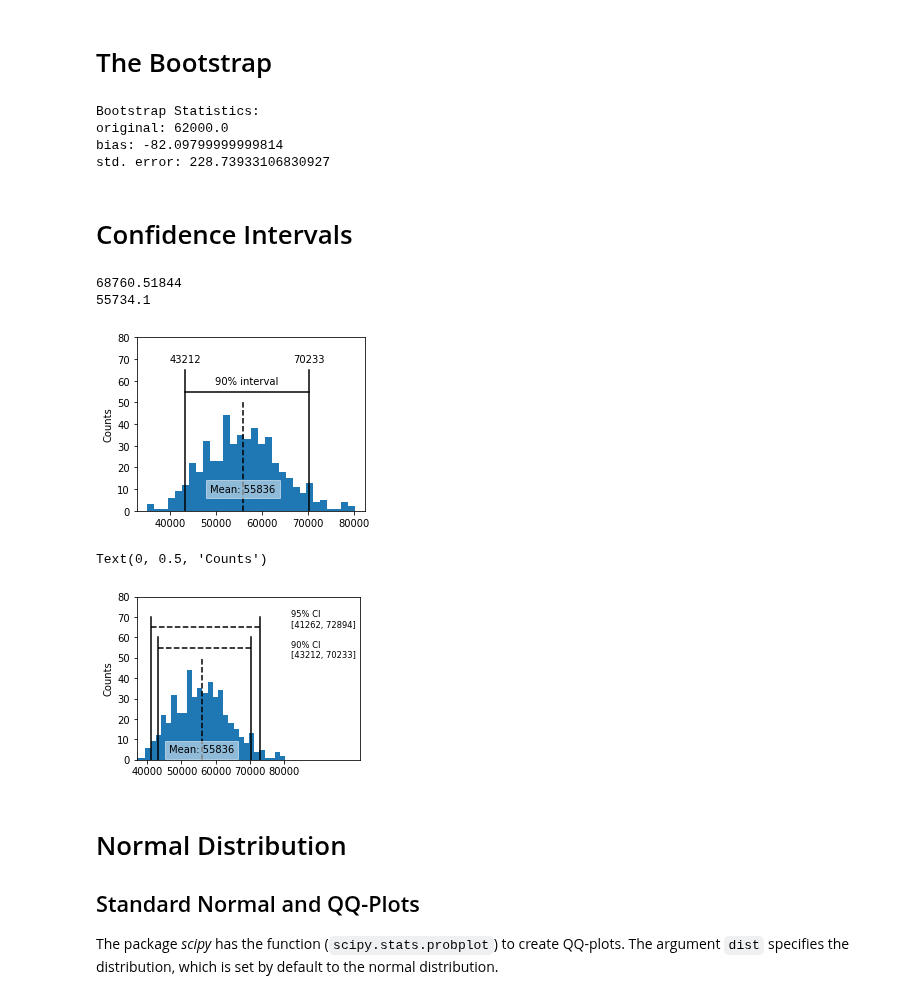
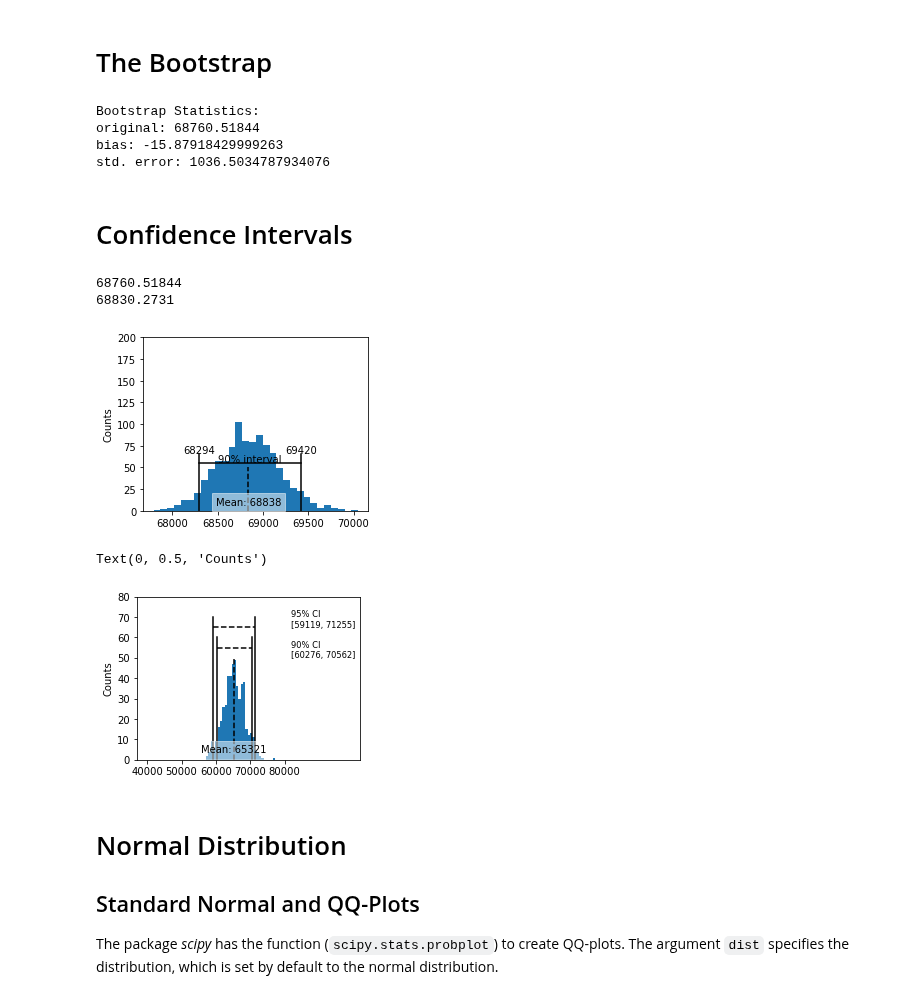
Before and after one commit to gedeck/practical-statistics-for-data-scientists, a Jupyter notebook: python/notebooks/Chapter 2 - Data and sampling distributions.ipynb, the cells around one changed output. Saved outputs shown, nothing was run; the diff lists cells and outputs as text; code cells hidden in the pictures.

```diff
--- a/python/notebooks/Chapter 2 - Data and sampling distributions.ipynb
+++ b/python/notebooks/Chapter 2 - Data and sampling distributions.ipynb
@@ -94,29 +117,29 @@ plt.show()
 # The Bootstrap
 # %%
 results = []
-for nrepeat in range(1000):
-    sample = resample(loans_income)
-    results.append(sample.median())
+for nrepeat in range(10000):
+    sample = resample(loans_income,n_samples=1000, replace=True)
+    results.append(sample.mean())
 results = pd.Series(results)
 print('Bootstrap Statistics:')
-print(f'original: {loans_income.median()}')
-print(f'bias: {results.mean() - loans_income.median()}')
+print(f'original: {loans_income.mean()}')
+print(f'bias: {results.mean() - loans_income.mean()}')
 print(f'std. error: {results.std()}')
 # %% [output]
 Bootstrap Statistics:
-original: 62000.0
-bias: -82.09799999999814
-std. error: 228.73933106830927
+original: 68760.51844
+bias: -15.87918429999263
+std. error: 1036.5034787934076
 # %% [markdown]
 # Confidence Intervals
 # %%
 print(loans_income.mean())
 np.random.seed(seed=3)
 # create a sample of 20 loan income data
-sample20 = resample(loans_income, n_samples=20, replace=False)
+sample20 = resample(loans_income, n_samples=10000, replace=True)
 print(sample20.mean())
 results = []
-for nrepeat in range(500):
+for nrepeat in range(1000):
     sample = resample(sample20)
     results.append(sample.mean())
 results = pd.Series(results)
@@ -136,19 +159,19 @@ ax.plot([meanIncome, meanIncome], [0, 50], color='black', linestyle='--')
 ax.text(meanIncome, 10, f'Mean: {meanIncome:.0f}',
         bbox=dict(facecolor='white', edgecolor='white', alpha=0.5),
         horizontalalignment='center', verticalalignment='center')
-ax.set_ylim(0, 80)
+ax.set_ylim(0, 200)
 ax.set_ylabel('Counts')
 
 plt.tight_layout()
 plt.show()
 # %% [output]
 68760.51844
-55734.1
+68830.2731
-[figure, old version]
+[figure, new version]
 # %%
 np.random.seed(seed=3)
 # create a sample of 20 loan income data
-sample20 = resample(loans_income, n_samples=20, replace=False)
+sample20 = resample(loans_income, n_samples=100, replace=False)
 
 results = []
 for nrepeat in range(500):
@@ -163,34 +186,34 @@ for x in confidence_interval:
     ax.plot([x, x], [0, 60], color='black')
 ax.text(82000, 50,
         f'90% CI\n[{confidence_interval[0]:.0f}, {confidence_interval[1]:.0f}]',
        fontsize='small')
 
 confidence_interval = list(results.quantile([0.025, 0.975]))
 ax = results.plot.hist(bins=30, figsize=(4, 3))
 ax.plot(confidence_interval, [65, 65], color='black', linestyle='--')
 for x in confidence_interval:
     ax.plot([x, x], [0, 70], color='black')
 ax.text(82000, 65,
         f'95% CI\n[{confidence_interval[0]:.0f}, {confidence_interval[1]:.0f}]',
        fontsize='small')
 # ax.text(sum(confidence_interval) / 2, 264, '95 % interval',
 #         horizontalalignment='center', verticalalignment='center')
 
 meanIncome = results.mean()
 ax.plot([meanIncome, meanIncome], [0, 50], color='black', linestyle='--')
 ax.text(meanIncome, 5, f'Mean: {meanIncome:.0f}',
         bbox=dict(facecolor='white', edgecolor='white', alpha=0.5),
         horizontalalignment='center', verticalalignment='center')
 ax.set_ylim(0, 80)
 ax.set_xlim(37000, 102000)
 ax.set_xticks([40000, 50000, 60000, 70000, 80000])
 ax.set_ylabel('Counts')
 
 # plt.tight_layout()
 # plt.show()
 # %% [output]
 Text(0, 0.5, 'Counts')
-[figure, old version]
+[figure, new version]
 # %% [markdown]
 # Normal Distribution
 ## Standard Normal and QQ-Plots
```
Also changed, not shown: parts of 10 cells of this notebook, 1 other file.
